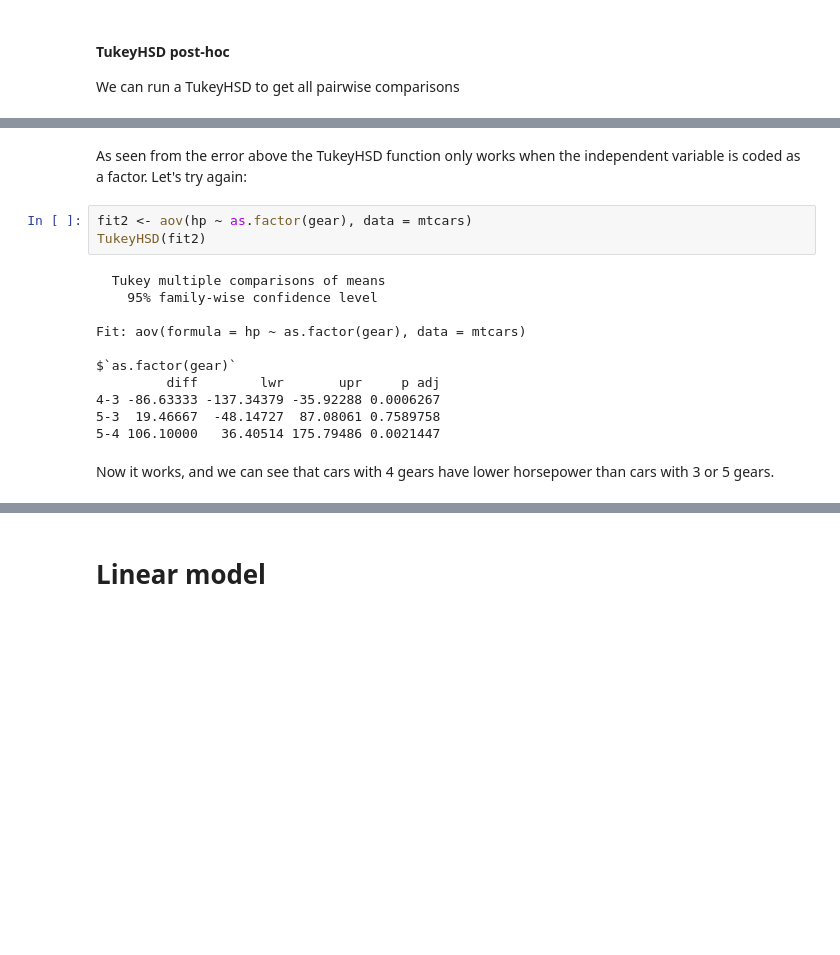
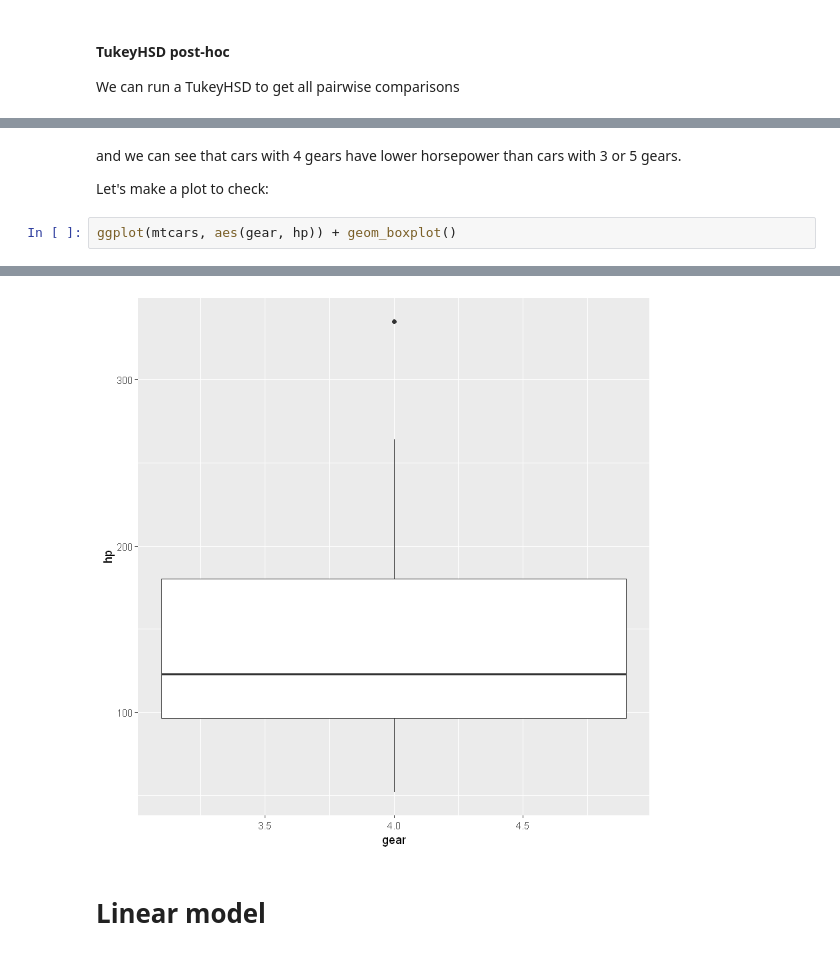
Before and after one commit to microUCPH/amplicon_data_analysis, a Jupyter notebook: ipynb/stats.ipynb, the cells around one changed output, grey strips where cells are left out. Cells and saved outputs as stored; diff of their text form; blank space fills up the shorter version.

```diff
--- a/ipynb/stats.ipynb
+++ b/ipynb/stats.ipynb
@@ -384,18 +398,7 @@ ERROR: Error in TukeyHSD.aov(fit): no factors in the fitted model
-# %% [markdown]
-As seen from the error above the TukeyHSD function only works when the independent variable is coded as a factor. Let's try again:
-# %%
-fit2 <- aov(hp ~ as.factor(gear), data = mtcars)
-TukeyHSD(fit2)
-# %% [output]
-  Tukey multiple comparisons of means
-    95% family-wise confidence level
-
-Fit: aov(formula = hp ~ as.factor(gear), data = mtcars)
-
-$`as.factor(gear)`
-         diff        lwr       upr     p adj
-4-3 -86.63333 -137.34379 -35.92288 0.0006267
-5-3  19.46667  -48.14727  87.08061 0.7589758
-5-4 106.10000   36.40514 175.79486 0.0021447
 # %% [markdown]
-Now it works, and we can see that cars with 4 gears have lower horsepower than cars with 3 or 5 gears.
+and we can see that cars with 4 gears have lower horsepower than cars with 3 or 5 gears.
+
+Let's make a plot to check:
+# %%
+ggplot(mtcars, aes(gear, hp)) + geom_boxplot()
+# %% [output]
@@ -402,3 +407,4 @@ Now it works, and we can see that cars with 4 gears have lower horsepower than c
+[figure, added]
 # %% [markdown]
 # Linear model <a class="anchor" id="linear_model"></a>
 # %% [markdown]
```
Also changed, not shown: parts of 18 cells of this notebook, 2 other files.
